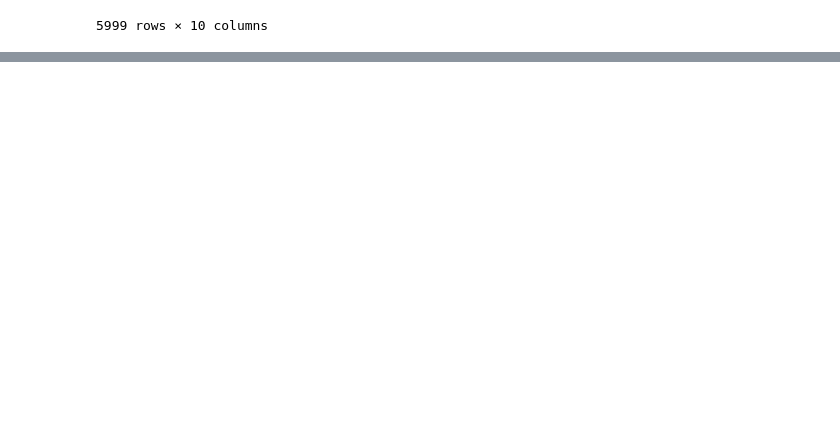
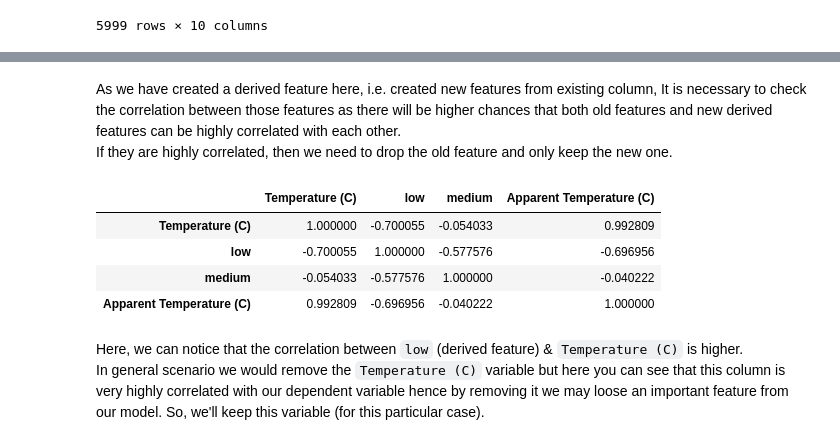
Before and after one commit to SrajanKumarShukla/Apparent-Temperature-Prediction, a Jupyter notebook: Apparent-Temperature-Prediction.ipynb, the cells around one changed output, grey strips where cells are left out. Saved outputs shown, nothing was run; the diff lists cells and outputs as text; code cells hidden in the pictures; blank space fills up the shorter version.

```diff
--- a/Apparent-Temperature-Prediction.ipynb
+++ b/Apparent-Temperature-Prediction.ipynb
@@ -253,0 +354,7 @@ weather_data
+# %%
+# Applying the function
+weather_data['Temperature_Bins'] = weather_data["Temperature (C)"].apply(convert_temp)
+# %%
+# Convert into dummies
+dummies = pd.get_dummies(weather_data['Temperature_Bins'], drop_first=True)
+dummies.head()
@@ -253,0 +368,23 @@ weather_data
+# %%
+# Merging dummy variables in dataset
+weather_data = pd.concat([weather_data,dummies], axis=1)
+# %%
+# Dropping all unnecesarry columns from our Analysis
+
+weather_data.drop(['Formatted Date','Summary','Temperature_Bins'],axis=1, inplace=True)
+# %% [markdown]
+As we have created a derived feature here, i.e. created new features from existing column, It is necessary to check the correlation between those features as there will be higher chances that both old features and new derived features can be highly correlated with each other.
+<br>
+If they are highly correlated, then we need to drop the old feature and only keep the new one.
+# %%
+weather_data[['Temperature (C)', 'low', 'medium', 'Apparent Temperature (C)']].corr()
+# %% [output]
+|  | Temperature (C) | low | medium | Apparent Temperature (C) |
+| Temperature (C) | 1.000000 | -0.700055 | -0.054033 | 0.992809 |
+| low | -0.700055 | 1.000000 | -0.577576 | -0.696956 |
+| medium | -0.054033 | -0.577576 | 1.000000 | -0.040222 |
+| Apparent Temperature (C) | 0.992809 | -0.696956 | -0.040222 | 1.000000 |
+# %% [markdown]
+Here, we can notice that the correlation between `low` (derived feature) & `Temperature (C)` is higher.
+<br>
+In general scenario we would remove the `Temperature (C)` variable but here you can see that this column is very highly correlated with our dependent variable hence by removing it we may loose an important feature from our model. So, we'll keep this variable (for this particular case).
```
Also changed, not shown: parts of 24 cells of this notebook.
